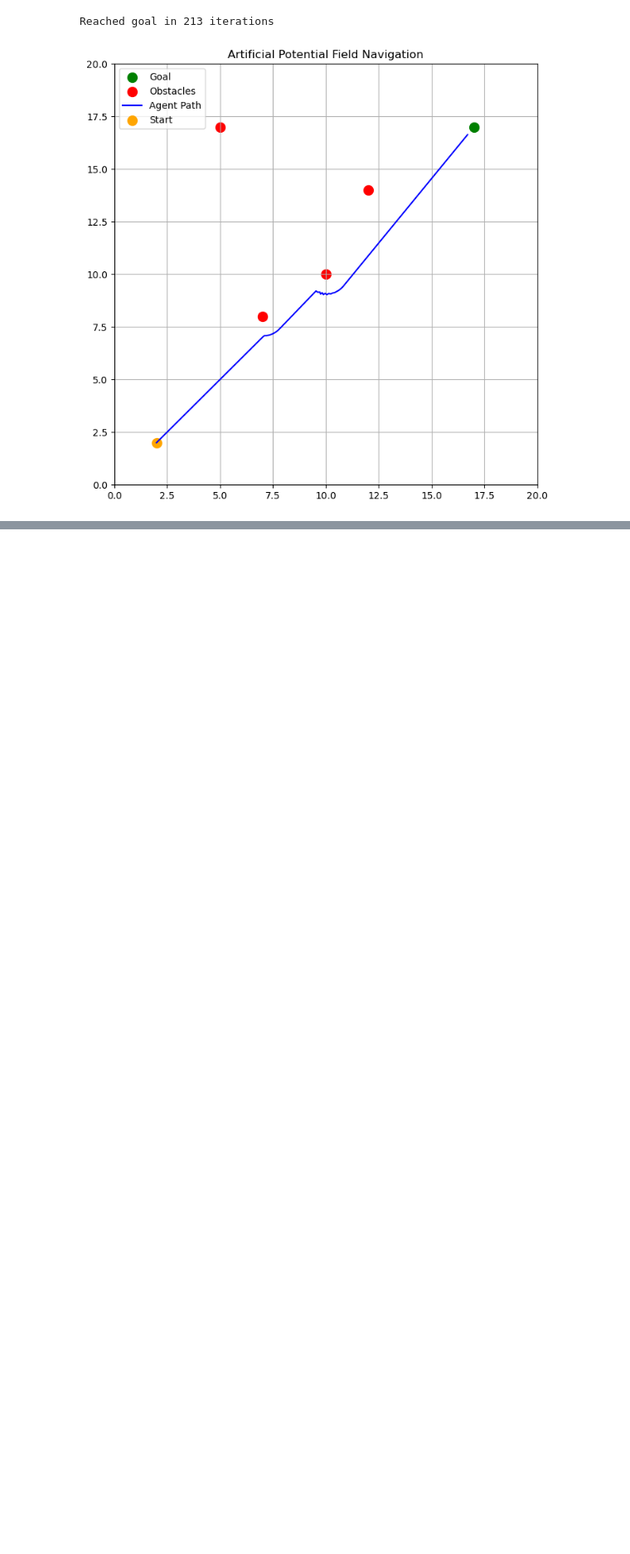
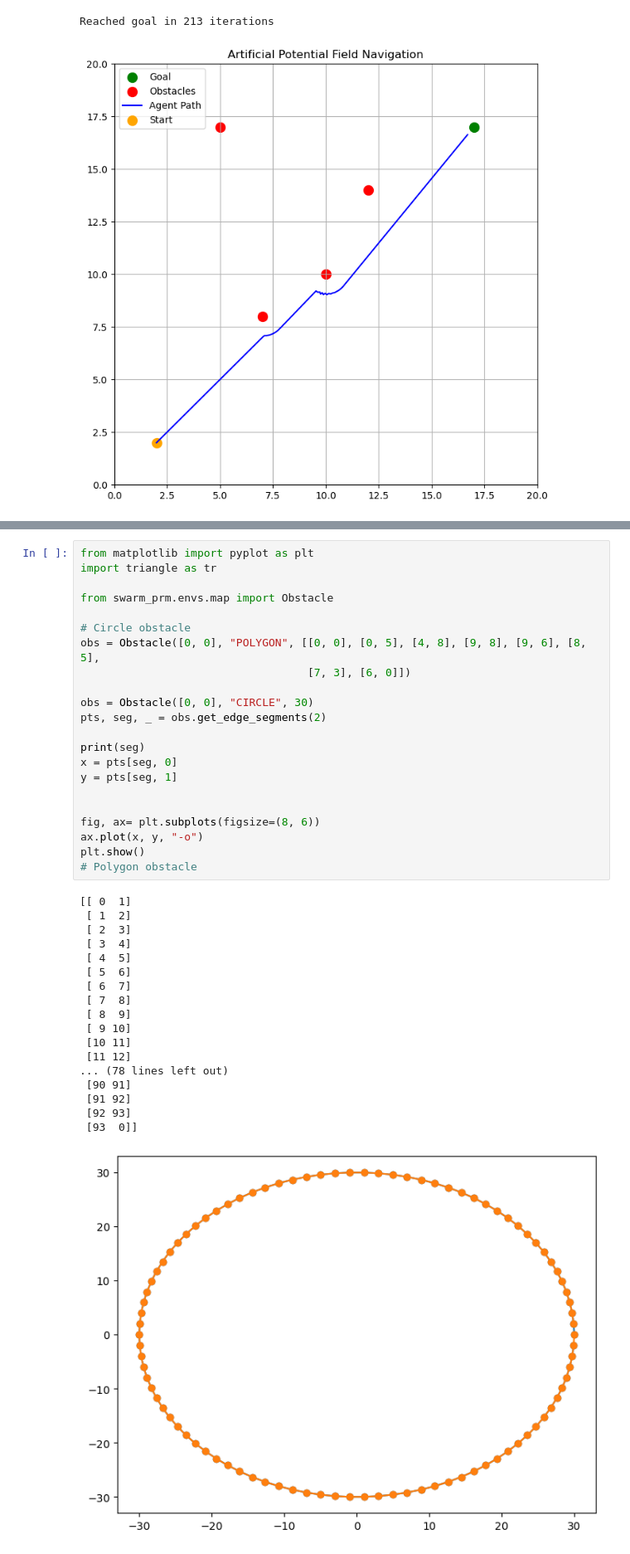
Before and after one commit to Zander-M/ST_Gaussian_PRM, a Jupyter notebook: notebooks/tests.ipynb, the cells around one changed output, grey strips where cells are left out. Shown at 83% size. Cells and saved outputs as stored; diff of their text form; blank space fills up the shorter version.

Commit message:
adding edge segmentation for obstacles

```diff
--- a/notebooks/tests.ipynb
+++ b/notebooks/tests.ipynb
@@ -1012,0 +1015,41 @@ Reached goal in 213 iterations
+# %%
+from matplotlib import pyplot as plt
+import triangle as tr
+
+from swarm_prm.envs.map import Obstacle
+
+# Circle obstacle
+obs = Obstacle([0, 0], "POLYGON", [[0, 0], [0, 5], [4, 8], [9, 8], [9, 6], [8, 5],
+                                   [7, 3], [6, 0]])
+
+obs = Obstacle([0, 0], "CIRCLE", 30)
+pts, seg, _ = obs.get_edge_segments(2)
+
+print(seg)
+x = pts[seg, 0]
+y = pts[seg, 1]
+
+
+fig, ax= plt.subplots(figsize=(8, 6))
+ax.plot(x, y, "-o")
+plt.show()
+# Polygon obstacle
+# %% [output]
+[[ 0  1]
+ [ 1  2]
+ [ 2  3]
+ [ 3  4]
+ [ 4  5]
+ [ 5  6]
+ [ 6  7]
+ [ 7  8]
+ [ 8  9]
+ [ 9 10]
+ [10 11]
+ [11 12]
+... (78 lines left out)
+ [90 91]
+ [91 92]
+ [92 93]
+ [93  0]]
+[figure, added]
```
Also changed, not shown: parts of 2 cells of this notebook, 2 other files.
